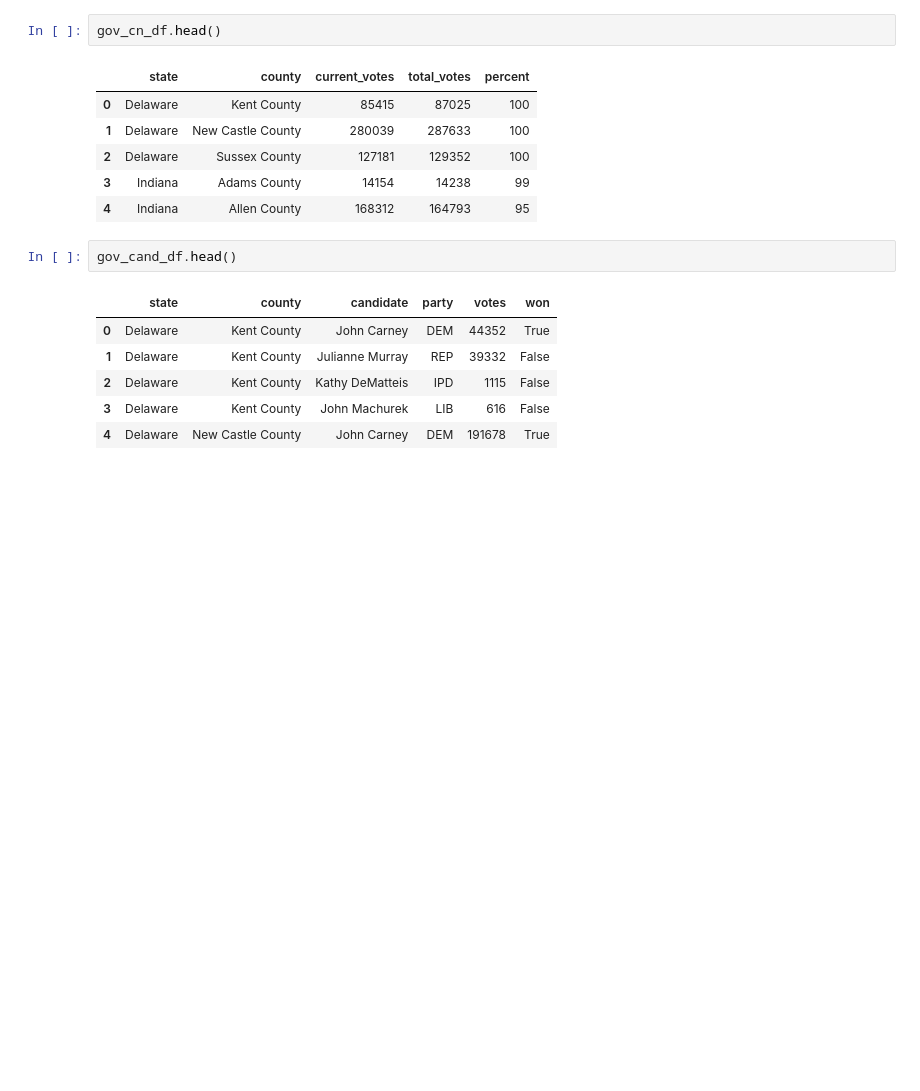
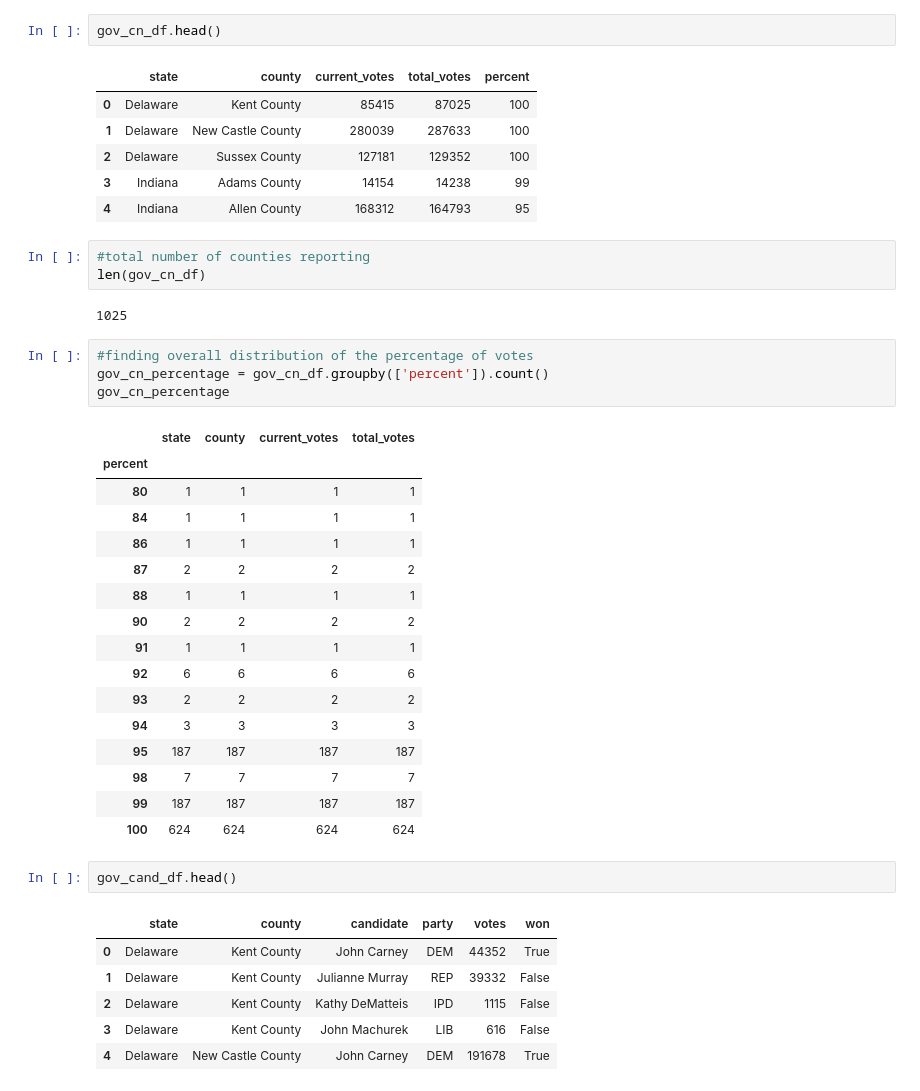
Before and after one commit to LeeProut/ETL-project, a Jupyter notebook: election2020_governor.ipynb, the cells around one changed output. Cells and saved outputs as stored; diff of their text form; blank space fills up the shorter version.

```diff
--- a/election2020_governor.ipynb
+++ b/election2020_governor.ipynb
@@ -40,6 +40,32 @@ gov_cn_df.head()
 | 2 | Delaware | Sussex County | 127181 | 129352 | 100 |
 | 3 | Indiana | Adams County | 14154 | 14238 | 99 |
 | 4 | Indiana | Allen County | 168312 | 164793 | 95 |
+# %%
+#total number of counties reporting
+len(gov_cn_df)
+# %% [output]
+1025
+# %%
+#finding overall distribution of the percentage of votes
+gov_cn_percentage = gov_cn_df.groupby(['percent']).count()
+gov_cn_percentage
+# %% [output]
+|  | state | county | current_votes | total_votes |
+| percent |  |  |  |  |
+| 80 | 1 | 1 | 1 | 1 |
+| 84 | 1 | 1 | 1 | 1 |
+| 86 | 1 | 1 | 1 | 1 |
+| 87 | 2 | 2 | 2 | 2 |
+| 88 | 1 | 1 | 1 | 1 |
+| 90 | 2 | 2 | 2 | 2 |
+| 91 | 1 | 1 | 1 | 1 |
+| 92 | 6 | 6 | 6 | 6 |
+| 93 | 2 | 2 | 2 | 2 |
+| 94 | 3 | 3 | 3 | 3 |
+| 95 | 187 | 187 | 187 | 187 |
+| 98 | 7 | 7 | 7 | 7 |
+| 99 | 187 | 187 | 187 | 187 |
+| 100 | 624 | 624 | 624 | 624 |
 # %%
 gov_cand_df.head()
 # %% [output]
```
Also changed, not shown: parts of 15 cells of this notebook.
